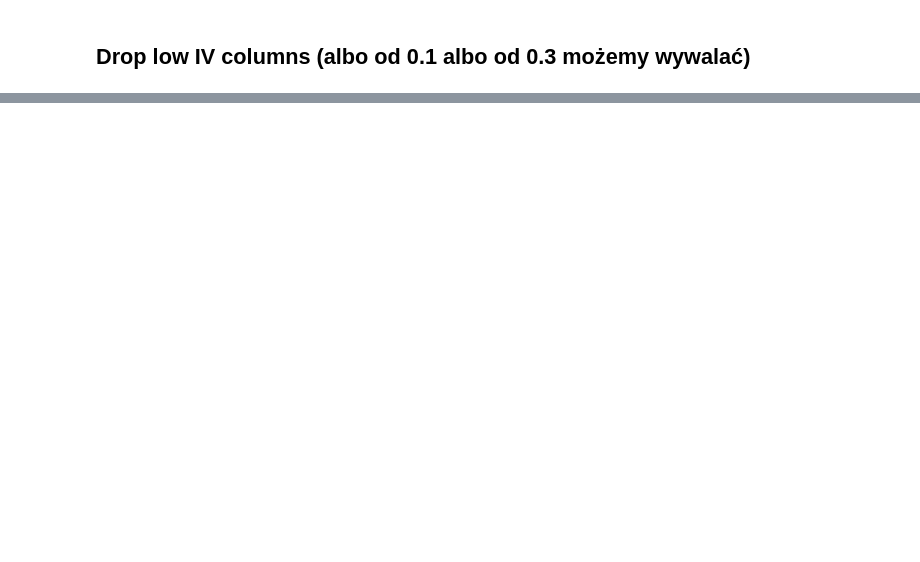
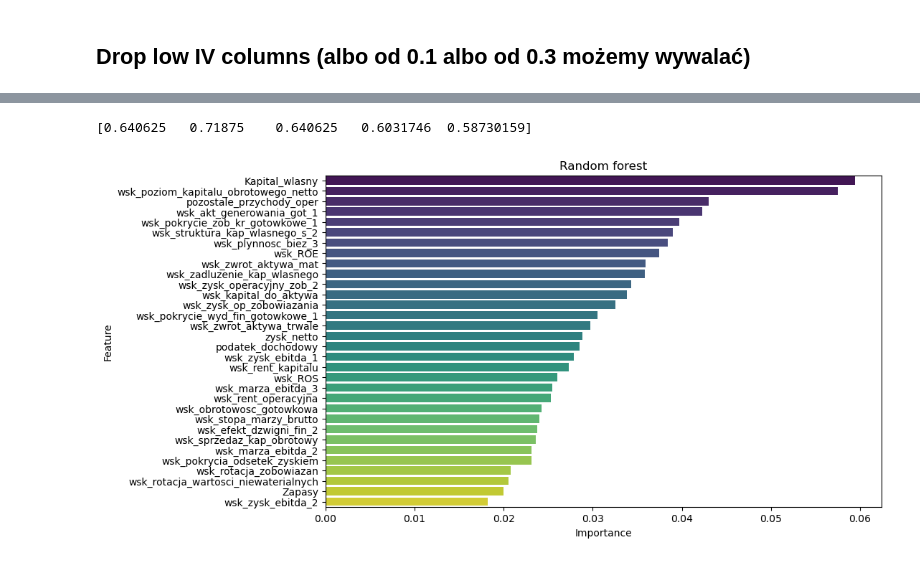
Before and after one commit to wojtek2288/interpretowalnosc, a Jupyter notebook: projekt.ipynb, the cells around one changed output, grey strips where cells are left out. Saved outputs shown, nothing was run; the diff lists cells and outputs as text; code cells hidden in the pictures; blank space fills up the shorter version.

```diff
--- a/projekt.ipynb
+++ b/projekt.ipynb
@@ -188,15 +245,27 @@ Number of colums after: 105
+# %%
+def plot_feature_importances(model, features, title):
+    feature_importances = model.feature_importances_
+
+    feature_importance_df = pd.DataFrame({'Feature': features.columns, 'Importance': feature_importances})
+
+    # Sort the DataFrame by importance in descending order
+    feature_importance_df = feature_importance_df.sort_values(by='Importance', ascending=False)
+
+    # Plot feature importances
+    plt.figure(figsize=(10, 6))
+    sns.barplot(x='Importance', y='Feature', data=feature_importance_df, palette='viridis')
+    plt.title(title)
+    plt.xlabel('Importance')
+    plt.ylabel('Feature')
+    plt.show()
+# %%
+features = data.drop(TARGET_COLUMN, axis=1)
+target = data[TARGET_COLUMN]
+
+# Split the data into training and testing sets
+X_train, X_test, y_train, y_test = train_test_split(features, target, test_size=TEST_SIZE, random_state=RANDOM_STATE)
 # %%
-from sklearn.model_selection import train_test_split
-from sklearn.ensemble import RandomForestClassifier
-from sklearn.metrics import accuracy_score
-
-features = data.drop(target_column, axis=1)
-target = data[target_column]
-
-# Split the data into training and testing sets
-X_train, X_test, y_train, y_test = train_test_split(features, target, test_size=0.2, random_state=42)
-
-model = RandomForestClassifier(n_estimators=100, random_state=42)
+model = RandomForestClassifier(n_estimators=RANDOM_FORREST_N_ESTIMATORS, random_state=RANDOM_STATE)
 
 # Train the model
 model.fit(X_train, y_train)
@@ -206,5 +275,10 @@ y_pred = model.predict(X_test)
 
 # Evaluate the accuracy of the model
 accuracy = accuracy_score(y_test, y_pred)
-print(f'Accuracy: {accuracy}')
+auc, gini = calculate_auc_gini(y_test, model.predict_proba(X_test)[:, 1])
+report = classification_report(y_test, y_pred)
+print(f'Accuracy: {accuracy:.2f}')
+print(f'AUC: {auc:.2f}')
+print(f'Gini: {gini:.2f}')
+print(report)
 # %% [output]
@@ -255 +296,10 @@ Gini impurity for the entire tree: 0.019685039370078743
+# %%
+scores = cross_val_score(model, features, target, cv=5)
+print(scores)
+# %% [output]
+[0.640625   0.71875    0.640625   0.6031746  0.58730159]
+# %%
+plot_feature_importances(model, features, "Random forest")
+# %% [output]
+[figure, added]
 # %%
```
Also changed, not shown: parts of 21 cells of this notebook.
